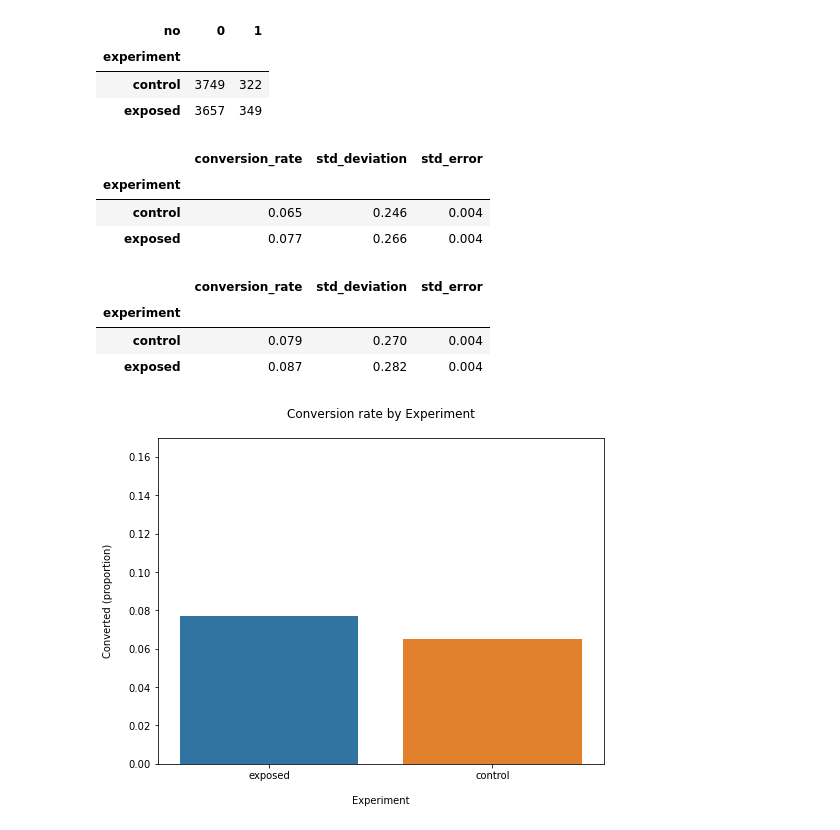
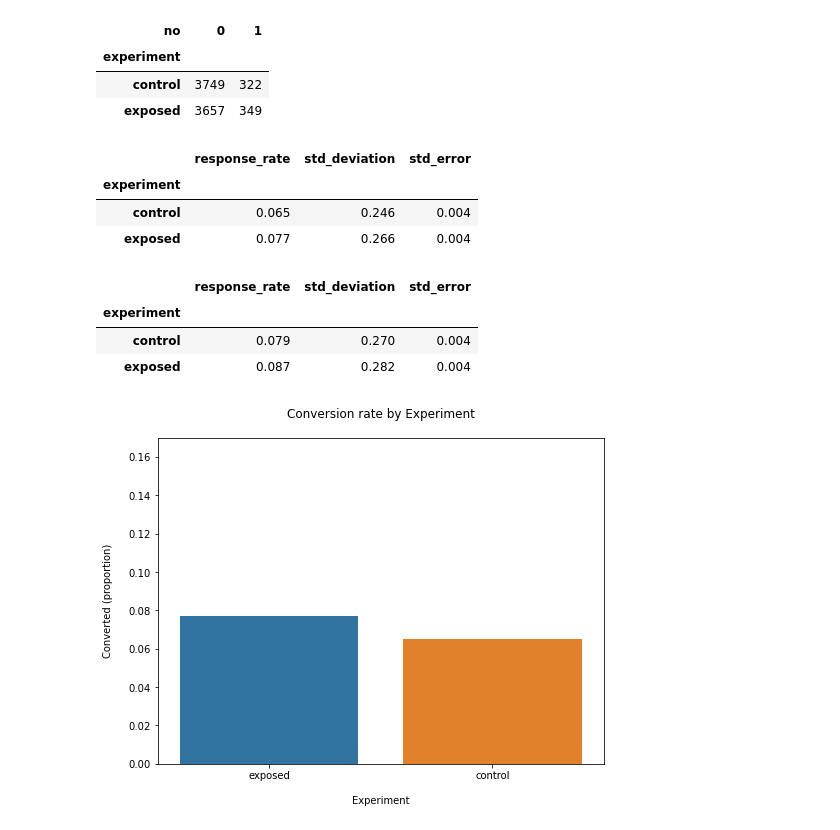
Before and after one commit to SamDewriter/ABHypothesisTesting-AdCampaignPerformance, a Jupyter notebook: Week2.ipynb, the cells around one changed output. Drawn from its saved outputs; the diff is of its cells as text; code cells hidden in the pictures.

```diff
--- a/Week2.ipynb
+++ b/Week2.ipynb
@@ -120,37 +120,45 @@ pd.crosstab(df['experiment'], df['no'])
 # %%
 import scipy.stats as stats
 
-conversion_rates = df.groupby('experiment')['yes']
+def response_rate(dataframe):
+    '''Calculates the rate of users that answered yes'''
 
-std_p = lambda x: np.std(x, ddof=0)              # Std. deviation of the proportion
-se_p = lambda x: stats.sem(x, ddof=0)            # Std. error of the proportion (std / sqrt(n))
+    response_rates = dataframe.groupby('experiment')['yes']
 
-conversion_rates = conversion_rates.agg([np.mean, std_p, se_p])
-conversion_rates.columns = ['conversion_rate', 'std_deviation', 'std_error']
+    std_p = lambda x: np.std(x, ddof=0)              # Std. deviation of the proportion
+    se_p = lambda x: stats.sem(x, ddof=0)            # Std. error of the proportion (std / sqrt(n))
 
+    response_rates = response_rates.agg([np.mean, std_p, se_p])
+    response_rates.columns = ['response_rate', 'std_deviation', 'std_error']
 
-conversion_rates.style.format('{:.3f}')
+    return response_rates.style.format('{:.3f}')
-# %% [output]
-|  | conversion_rate | std_deviation | std_error |
-| experiment |  |  |  |
-| control | 0.065 | 0.246 | 0.004 |
-| exposed | 0.077 | 0.266 | 0.004 |
+# %%
+response_rate(df)
+# %% [output]
+|  | response_rate | std_deviation | std_error |
+| experiment |  |  |  |
+| control | 0.065 | 0.246 | 0.004 |
+| exposed | 0.077 | 0.266 | 0.004 |
 # %%
-conversion_rates = df.groupby('experiment')['no']
+def response_rate_no(dataframe):
+    '''Calculates the response rate of users that answered no'''
+    conversion_rates = dataframe.groupby('experiment')['no']
 
-std_p = lambda x: np.std(x, ddof=0)              # Std. deviation of the proportion
-se_p = lambda x: stats.sem(x, ddof=0)            # Std. error of the proportion (std / sqrt(n))
+    std_p = lambda x: np.std(x, ddof=0)              # Std. deviation of the proportion
+    se_p = lambda x: stats.sem(x, ddof=0)            # Std. error of the proportion (std / sqrt(n))
 
-conversion_rates = conversion_rates.agg([np.mean, std_p, se_p])
-conversion_rates.columns = ['conversion_rate', 'std_deviation', 'std_error']
+    response_rates = conversion_rates.agg([np.mean, std_p, se_p])
+    response_rates.columns = ['response_rate', 'std_deviation', 'std_error']
 
 
-conversion_rates.style.format('{:.3f}')
+    return response_rates.style.format('{:.3f}')
-# %% [output]
-|  | conversion_rate | std_deviation | std_error |
-| experiment |  |  |  |
-| control | 0.079 | 0.270 | 0.004 |
-| exposed | 0.087 | 0.282 | 0.004 |
+# %%
+response_rate_no(df)
+# %% [output]
+|  | response_rate | std_deviation | std_error |
+| experiment |  |  |  |
+| control | 0.079 | 0.270 | 0.004 |
+| exposed | 0.087 | 0.282 | 0.004 |
 # %%
 plt.figure(figsize=(8,6))
 
```
Also changed, not shown: parts of 23 cells of this notebook, 11 other files.
